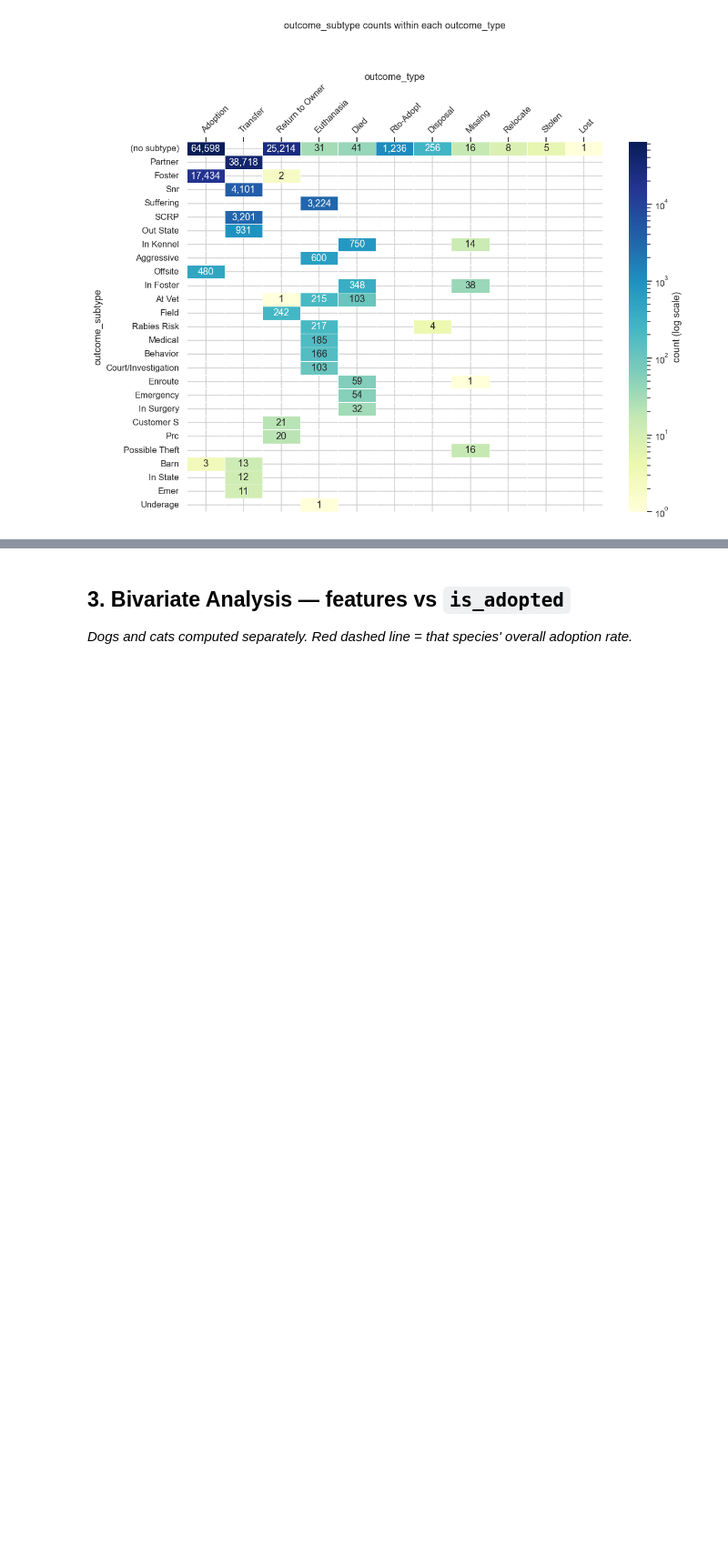
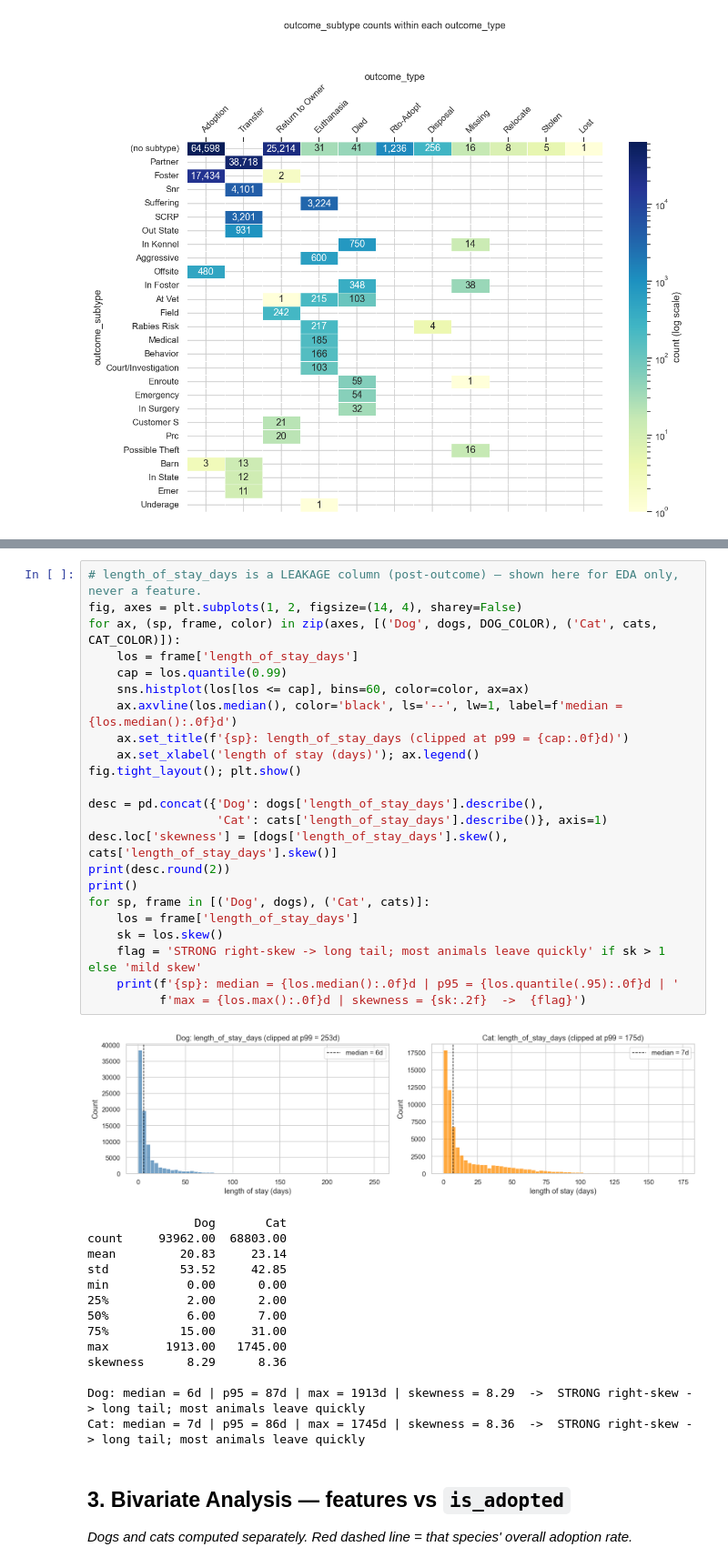
Before and after one commit to chienchien50425-alt/austin-animal-center, a Jupyter notebook: notebooks/02_eda.ipynb, the cells around one changed output, grey strips where cells are left out. Shown at 91% size. Drawn from its saved outputs; the diff is of its cells as text; blank space fills up the shorter version.

```diff
--- a/notebooks/02_eda.ipynb
+++ b/notebooks/02_eda.ipynb
@@ -268,3 +272,41 @@ plt.tight_layout(); plt.show()
+# %%
+# length_of_stay_days is a LEAKAGE column (post-outcome) — shown here for EDA only, never a feature.
+fig, axes = plt.subplots(1, 2, figsize=(14, 4), sharey=False)
+for ax, (sp, frame, color) in zip(axes, [('Dog', dogs, DOG_COLOR), ('Cat', cats, CAT_COLOR)]):
+    los = frame['length_of_stay_days']
+    cap = los.quantile(0.99)
+    sns.histplot(los[los <= cap], bins=60, color=color, ax=ax)
+    ax.axvline(los.median(), color='black', ls='--', lw=1, label=f'median = {los.median():.0f}d')
+    ax.set_title(f'{sp}: length_of_stay_days (clipped at p99 = {cap:.0f}d)')
+    ax.set_xlabel('length of stay (days)'); ax.legend()
+fig.tight_layout(); plt.show()
+
+desc = pd.concat({'Dog': dogs['length_of_stay_days'].describe(),
+                  'Cat': cats['length_of_stay_days'].describe()}, axis=1)
+desc.loc['skewness'] = [dogs['length_of_stay_days'].skew(), cats['length_of_stay_days'].skew()]
+print(desc.round(2))
+print()
+for sp, frame in [('Dog', dogs), ('Cat', cats)]:
+    los = frame['length_of_stay_days']
+    sk = los.skew()
+    flag = 'STRONG right-skew -> long tail; most animals leave quickly' if sk > 1 else 'mild skew'
+    print(f'{sp}: median = {los.median():.0f}d | p95 = {los.quantile(.95):.0f}d | '
+          f'max = {los.max():.0f}d | skewness = {sk:.2f}  ->  {flag}')
+# %% [output]
+[figure, added]
+               Dog       Cat
+count     93962.00  68803.00
+mean         20.83     23.14
+std          53.52     42.85
+min           0.00      0.00
+25%           2.00      2.00
+50%           6.00      7.00
+75%          15.00     31.00
+max        1913.00   1745.00
+skewness      8.29      8.36
+
+Dog: median = 6d | p95 = 87d | max = 1913d | skewness = 8.29  ->  STRONG right-skew -> long tail; most animals leave quickly
+Cat: median = 7d | p95 = 86d | max = 1745d | skewness = 8.36  ->  STRONG right-skew -> long tail; most animals leave quickly
 # %% [markdown]
 ## 3. Bivariate Analysis — features vs `is_adopted`
 _Dogs and cats computed separately. Red dashed line = that species' overall adoption rate._
```
Also changed, not shown: parts of 1 cell of this notebook.
